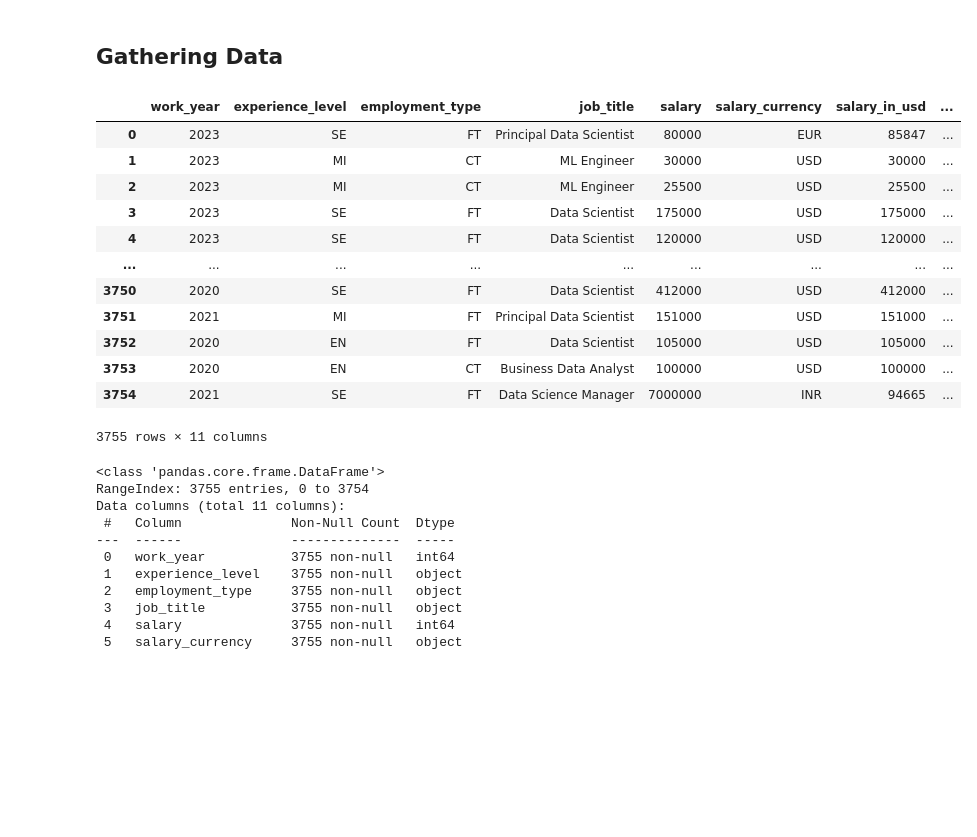
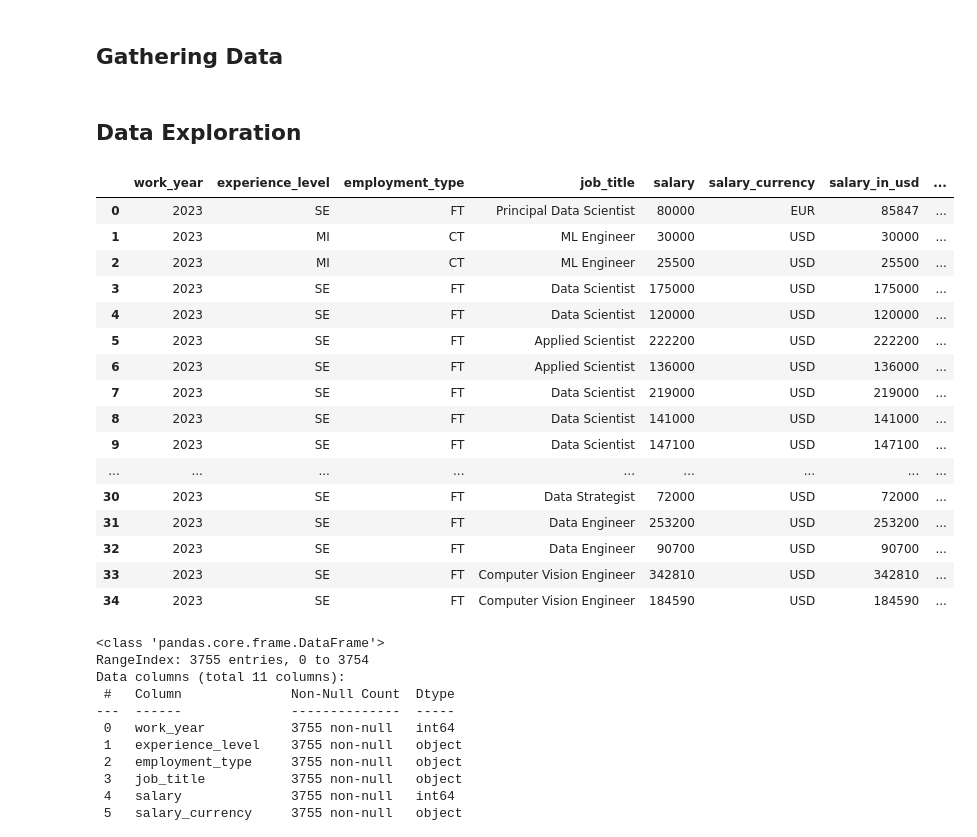
Before and after one commit to firatoncu/Introduction-to-Data-Science, a Jupyter notebook: regression/data_science_salaries/ds_salary_prediction.ipynb, the cells around one changed output. Drawn from its saved outputs; the diff is of its cells as text; code cells hidden in the pictures; blank space fills up the shorter version.

```diff
--- a/regression/data_science_salaries/ds_salary_prediction.ipynb
+++ b/regression/data_science_salaries/ds_salary_prediction.ipynb
@@ -43,21 +40,27 @@ import numpy as np
 # %%
 df_salaries = pd.read_csv("data/ds_salaries.csv")
+# %% [markdown]
+## Data Exploration
 # %%
-df_salaries
+df_salaries.head(35)
 # %% [output]
 |  | work_year | experience_level | employment_type | job_title | salary | salary_currency | salary_in_usd | ... |
 | 0 | 2023 | SE | FT | Principal Data Scientist | 80000 | EUR | 85847 | ... |
 | 1 | 2023 | MI | CT | ML Engineer | 30000 | USD | 30000 | ... |
 | 2 | 2023 | MI | CT | ML Engineer | 25500 | USD | 25500 | ... |
 | 3 | 2023 | SE | FT | Data Scientist | 175000 | USD | 175000 | ... |
 | 4 | 2023 | SE | FT | Data Scientist | 120000 | USD | 120000 | ... |
+| 5 | 2023 | SE | FT | Applied Scientist | 222200 | USD | 222200 | ... |
+| 6 | 2023 | SE | FT | Applied Scientist | 136000 | USD | 136000 | ... |
+| 7 | 2023 | SE | FT | Data Scientist | 219000 | USD | 219000 | ... |
+| 8 | 2023 | SE | FT | Data Scientist | 141000 | USD | 141000 | ... |
+| 9 | 2023 | SE | FT | Data Scientist | 147100 | USD | 147100 | ... |
 | ... | ... | ... | ... | ... | ... | ... | ... | ... |
-| 3750 | 2020 | SE | FT | Data Scientist | 412000 | USD | 412000 | ... |
-| 3751 | 2021 | MI | FT | Principal Data Scientist | 151000 | USD | 151000 | ... |
-| 3752 | 2020 | EN | FT | Data Scientist | 105000 | USD | 105000 | ... |
-| 3753 | 2020 | EN | CT | Business Data Analyst | 100000 | USD | 100000 | ... |
-| 3754 | 2021 | SE | FT | Data Science Manager | 7000000 | INR | 94665 | ... |
+| 30 | 2023 | SE | FT | Data Strategist | 72000 | USD | 72000 | ... |
+| 31 | 2023 | SE | FT | Data Engineer | 253200 | USD | 253200 | ... |
+| 32 | 2023 | SE | FT | Data Engineer | 90700 | USD | 90700 | ... |
+| 33 | 2023 | SE | FT | Computer Vision Engineer | 342810 | USD | 342810 | ... |
+| 34 | 2023 | SE | FT | Computer Vision Engineer | 184590 | USD | 184590 | ... |
-3755 rows × 11 columns
 # %%
 df_salaries.info()
 # %% [output]
```
Also changed, not shown: parts of 20 cells of this notebook.
